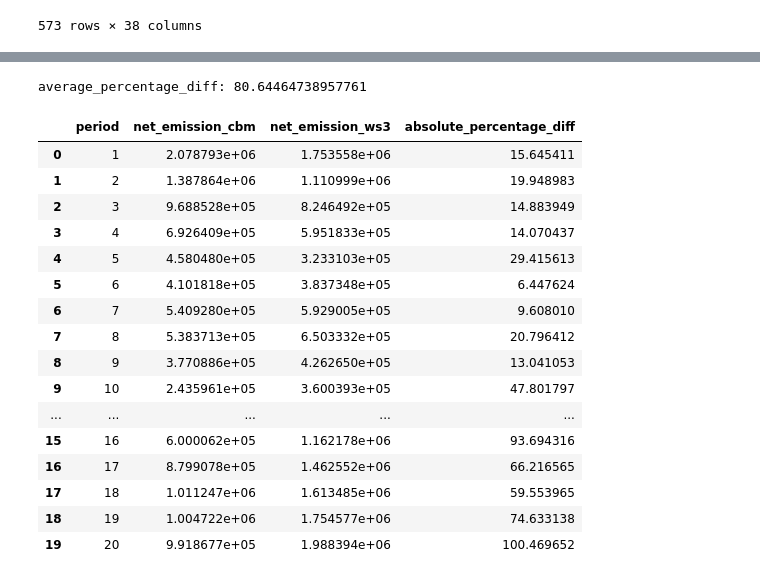
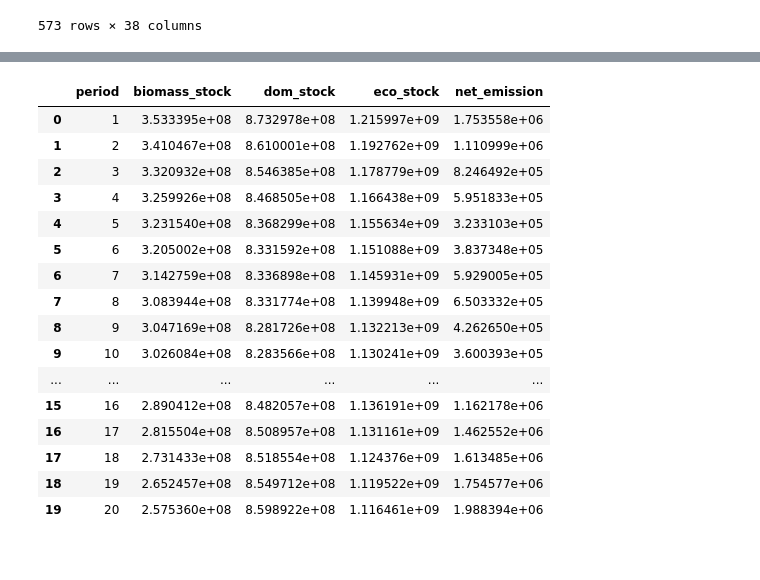
Before and after one commit to UBC-FRESH/msc_walter_yan, a Jupyter notebook: generate_c_curves_tsa24.ipynb, the cells around one changed output, grey strips where cells are left out. Drawn from its saved outputs; the diff is of its cells as text; code cells hidden in the pictures.

```diff
--- a/generate_c_curves_tsa24.ipynb
+++ b/generate_c_curves_tsa24.ipynb
@@ -1002,21 +504,20 @@ def calculate_percent_difference(df_cbm, df_ws3):
-# %%
-calculate_percent_difference(df_cbm, df_ws3)
-# %% [output]
-average_percentage_diff: 80.64464738957761
-|  | period | net_emission_cbm | net_emission_ws3 | absolute_percentage_diff |
-| 0 | 1 | 2.078793e+06 | 1.753558e+06 | 15.645411 |
-| 1 | 2 | 1.387864e+06 | 1.110999e+06 | 19.948983 |
-| 2 | 3 | 9.688528e+05 | 8.246492e+05 | 14.883949 |
-| 3 | 4 | 6.926409e+05 | 5.951833e+05 | 14.070437 |
-| 4 | 5 | 4.580480e+05 | 3.233103e+05 | 29.415613 |
-| 5 | 6 | 4.101818e+05 | 3.837348e+05 | 6.447624 |
-| 6 | 7 | 5.409280e+05 | 5.929005e+05 | 9.608010 |
-| 7 | 8 | 5.383713e+05 | 6.503332e+05 | 20.796412 |
-| 8 | 9 | 3.770886e+05 | 4.262650e+05 | 13.041053 |
-| 9 | 10 | 2.435961e+05 | 3.600393e+05 | 47.801797 |
-| ... | ... | ... | ... | ... |
-| 15 | 16 | 6.000062e+05 | 1.162178e+06 | 93.694316 |
-| 16 | 17 | 8.799078e+05 | 1.462552e+06 | 66.216565 |
-| 17 | 18 | 1.011247e+06 | 1.613485e+06 | 59.553965 |
-| 18 | 19 | 1.004722e+06 | 1.754577e+06 | 74.633138 |
-| 19 | 20 | 9.918677e+05 | 1.988394e+06 | 100.469652 |
+# %%
+df_ws3
+# %% [output]
+|  | period | biomass_stock | dom_stock | eco_stock | net_emission |
+| 0 | 1 | 3.533395e+08 | 8.732978e+08 | 1.215997e+09 | 1.753558e+06 |
+| 1 | 2 | 3.410467e+08 | 8.610001e+08 | 1.192762e+09 | 1.110999e+06 |
+| 2 | 3 | 3.320932e+08 | 8.546385e+08 | 1.178779e+09 | 8.246492e+05 |
+| 3 | 4 | 3.259926e+08 | 8.468505e+08 | 1.166438e+09 | 5.951833e+05 |
+| 4 | 5 | 3.231540e+08 | 8.368299e+08 | 1.155634e+09 | 3.233103e+05 |
+| 5 | 6 | 3.205002e+08 | 8.331592e+08 | 1.151088e+09 | 3.837348e+05 |
+| 6 | 7 | 3.142759e+08 | 8.336898e+08 | 1.145931e+09 | 5.929005e+05 |
+| 7 | 8 | 3.083944e+08 | 8.331774e+08 | 1.139948e+09 | 6.503332e+05 |
+| 8 | 9 | 3.047169e+08 | 8.281726e+08 | 1.132213e+09 | 4.262650e+05 |
+| 9 | 10 | 3.026084e+08 | 8.283566e+08 | 1.130241e+09 | 3.600393e+05 |
+| ... | ... | ... | ... | ... | ... |
+| 15 | 16 | 2.890412e+08 | 8.482057e+08 | 1.136191e+09 | 1.162178e+06 |
+| 16 | 17 | 2.815504e+08 | 8.508957e+08 | 1.131161e+09 | 1.462552e+06 |
+| 17 | 18 | 2.731433e+08 | 8.518554e+08 | 1.124376e+09 | 1.613485e+06 |
+| 18 | 19 | 2.652457e+08 | 8.549712e+08 | 1.119522e+09 | 1.754577e+06 |
+| 19 | 20 | 2.575360e+08 | 8.598922e+08 | 1.116461e+09 | 1.988394e+06 |
```
Also changed, not shown: parts of 48 cells of this notebook, 20 other files.
